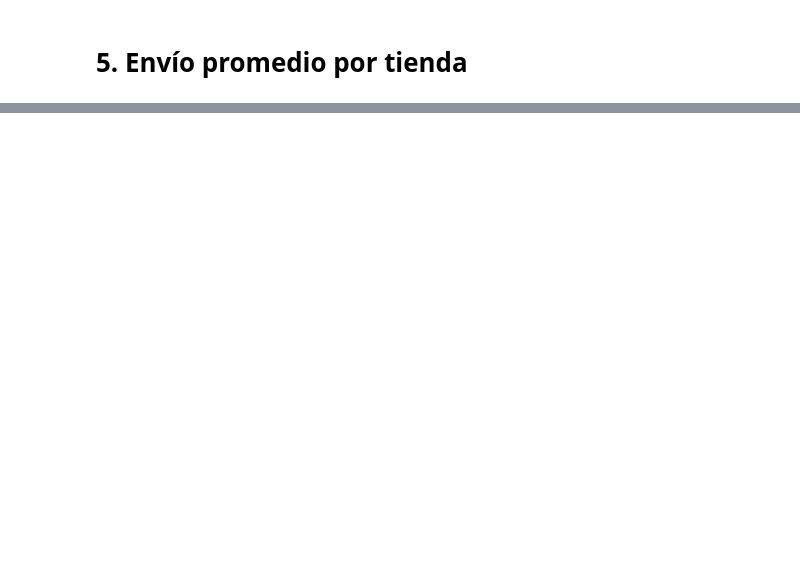
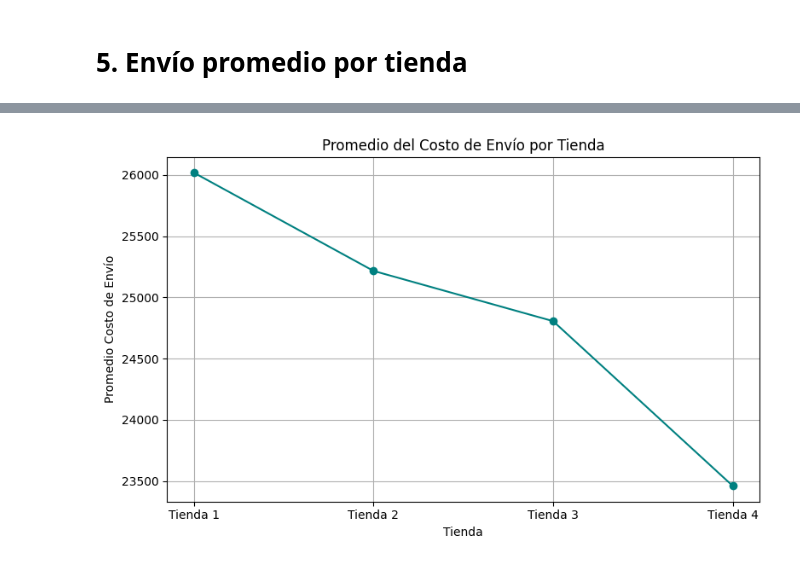
Before and after one commit to DnRiv/Challenge-Alura-Store, a Jupyter notebook: AluraStoreLatam.ipynb, the cells around one changed output, grey strips where cells are left out. Cells and saved outputs as stored; diff of their text form; code cells hidden in the pictures; blank space fills up the shorter version.

```diff
--- a/AluraStoreLatam.ipynb
+++ b/AluraStoreLatam.ipynb
@@ -34,2 +202,21 @@ tienda.head()
 # %% [markdown]
 # 5. Envío promedio por tienda
+# %%
+promedio_envio = []
+
+for i, df in enumerate(lista_tiendas):
+    promedio = df['Costo de envío'].mean()
+
+    promedio_envio.append({
+        'Tienda': f'Tienda {i+1}',
+        'Promedio Costo Envío': promedio
+    })
+
+
+df_promedio_envio = pd.DataFrame(promedio_envio)
+
+df_promedio_envio['Promedio Costo Envío'] = df_promedio_envio['Promedio Costo Envío'].apply(
+    lambda x: f"{x:,.2f}".replace(",", "X").replace(".", ",").replace("X", ".")
+)
+# Mostrar el DataFrame
+print(df_promedio_envio.to_string(index=False))
@@ -35,0 +293,33 @@ tienda.head()
+# %%
+import matplotlib.pyplot as plt
+
+promedio_envio = []
+
+for i, df in enumerate(lista_tiendas):
+    promedio = df['Costo de envío'].mean()
+
+    promedio_envio.append({
+        'Tienda': f'Tienda {i+1}',
+        'Promedio Costo Envío': promedio
+    })
+
+df_promedio_envio = pd.DataFrame(promedio_envio)
+
+# Graficar promedio
+plt.figure(figsize=(8, 5))
+
+# Gráfico de líneas
+plt.plot(df_promedio_envio['Tienda'], df_promedio_envio['Promedio Costo Envío'],
+         marker='o', linestyle='-', color='teal')
+
+# Título y etiquetas
+plt.title('Promedio del Costo de Envío por Tienda')
+plt.xlabel('Tienda')
+plt.ylabel('Promedio Costo de Envío')
+
+plt.grid(True)
+
+plt.tight_layout()
+plt.show()
+# %% [output]
+[figure, added]
```
Also changed, not shown: parts of 15 cells of this notebook.
